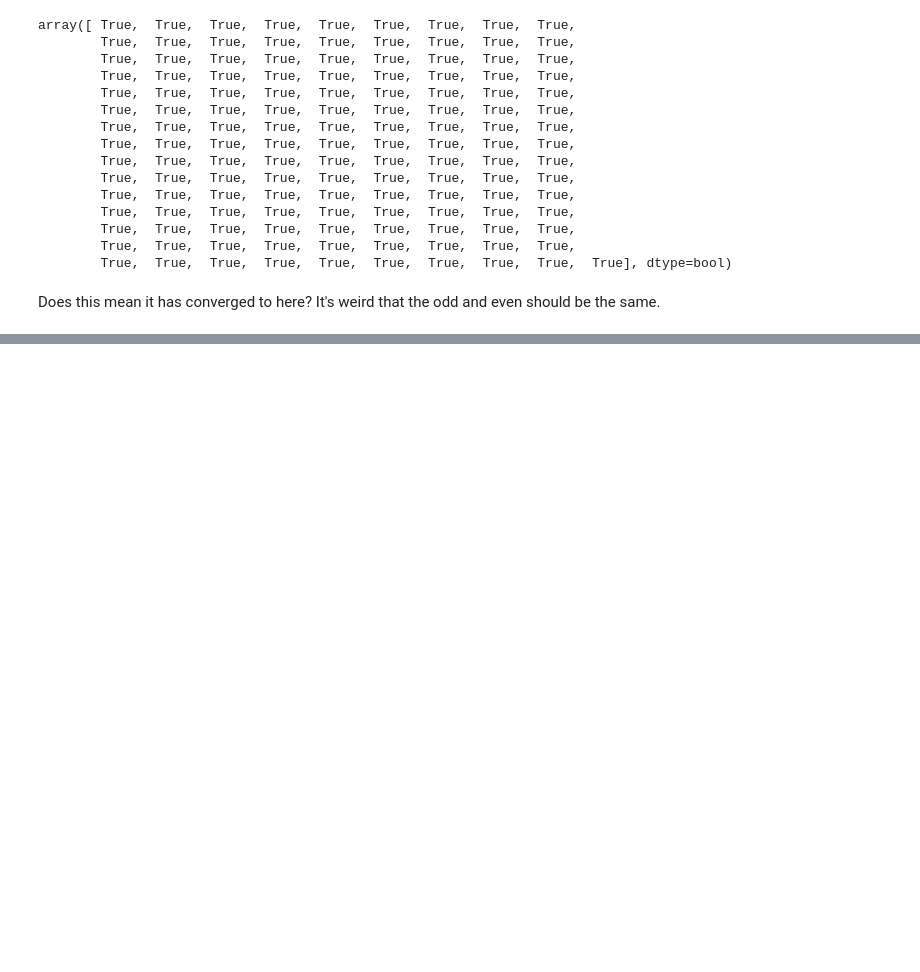
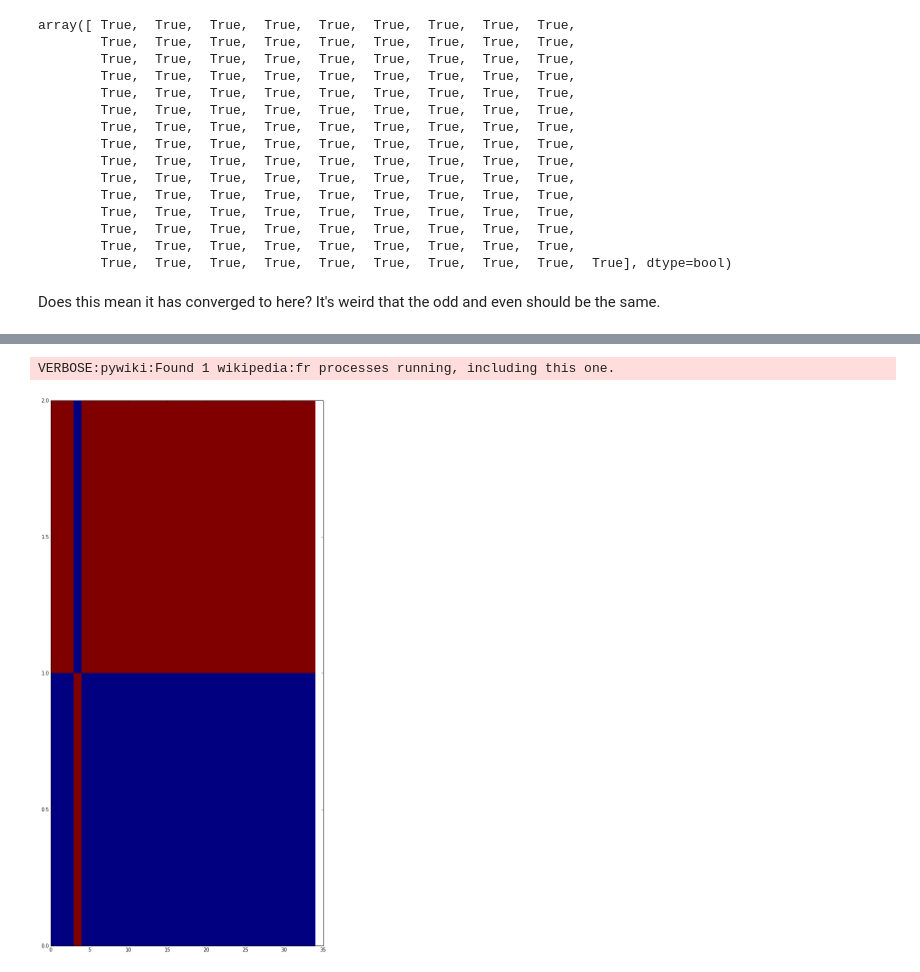
Before and after one commit to GregoryH88/wiki_econ_capability, a Jupyter notebook: country_products.ipynb, the cells around one changed output, grey strips where cells are left out. Saved outputs shown, nothing was run; the diff lists cells and outputs as text; code cells hidden in the pictures; blank space fills up the shorter version.

```diff
--- a/country_products.ipynb
+++ b/country_products.ipynb
@@ -317,0 +551,10 @@ Does this mean it has converged to here? It's weird that the odd and even should
+# %%
+sauce_fr = make_contributor_matrix(u'Catégorie:Sauce', wp=frwp)
+# %% [output]
+VERBOSE:pywiki:Found 1 wikipedia:fr processes running, including this one.
+# %%
+sauce_bin = make_bin_matrix(sauce_fr)
+
+graph_Mcp(sauce_bin)
+# %% [output]
+[figure, added]
```
Also changed, not shown: parts of 43 cells of this notebook, 11 other files.
